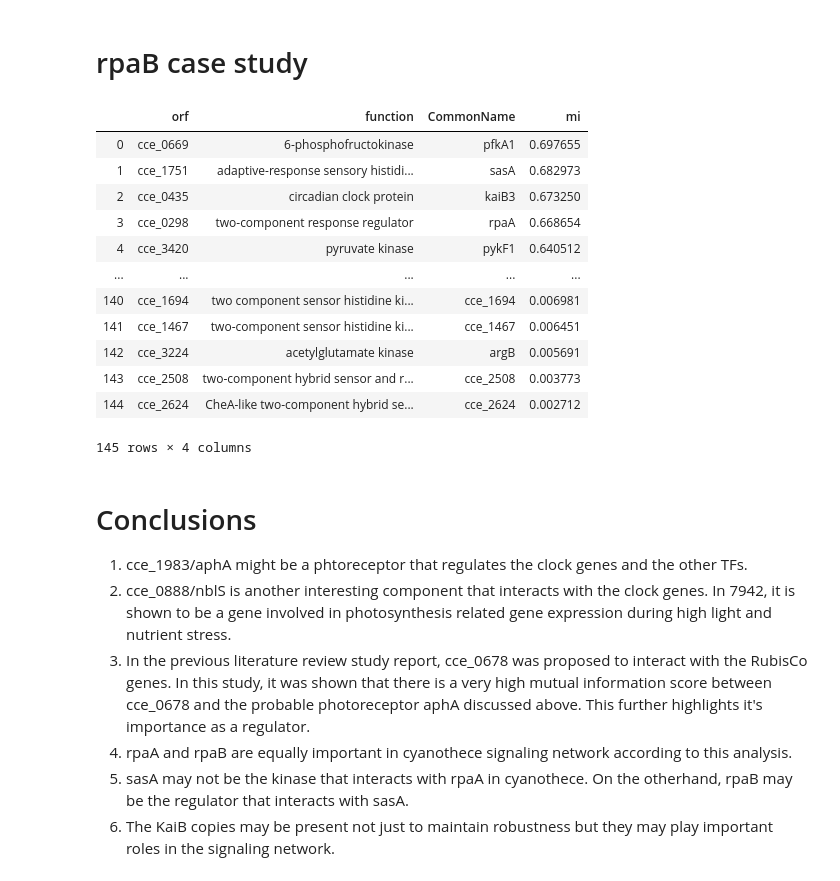
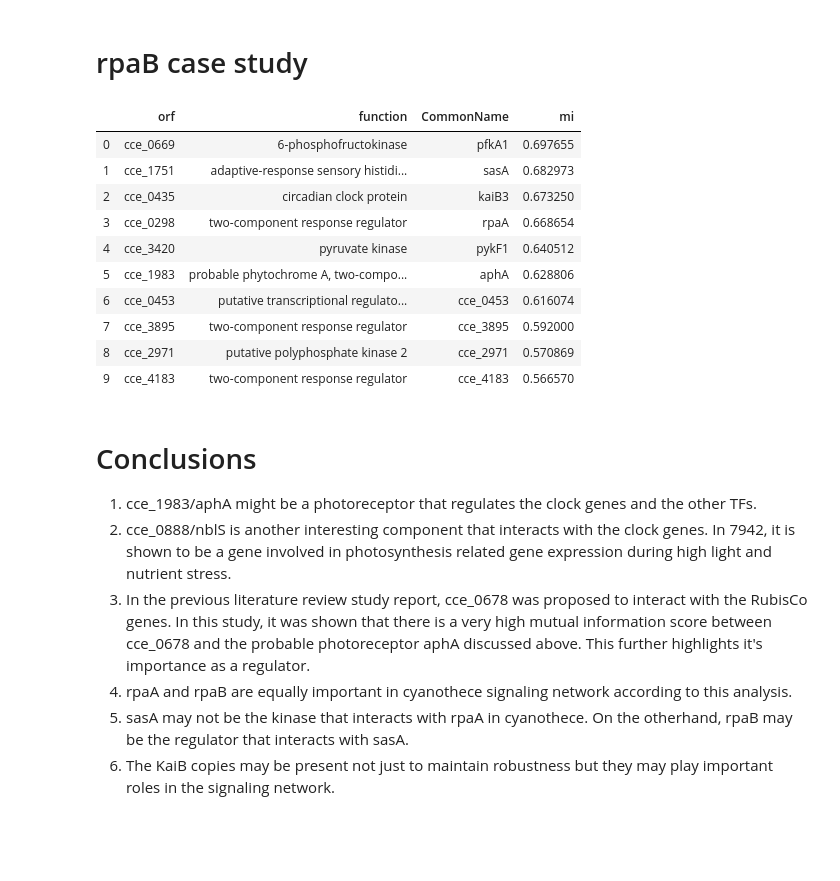
Before and after one commit to deeprob/Gene-Expression-Analysis-Pipeline, a Jupyter notebook: Microarray-Data-Analysis.ipynb, the cells around one changed output. Cells and saved outputs as stored; diff of their text form; code cells hidden in the pictures; blank space fills up the shorter version.

```diff
--- a/Microarray-Data-Analysis.ipynb
+++ b/Microarray-Data-Analysis.ipynb
@@ -447,25 +447,23 @@ cce_1751.get_twoComponentRegulators()
 # rpaB case study
 # %%
 cce_4002 = Interaction(twoComponentsExp,'cce_4002',mi_thresh=0)
-cce_4002.df
+cce_4002.df.head(10)
 # %% [output]
 |  | orf | function | CommonName | mi |
 | 0 | cce_0669 | 6-phosphofructokinase | pfkA1 | 0.697655 |
 | 1 | cce_1751 | adaptive-response sensory histidi... | sasA | 0.682973 |
 | 2 | cce_0435 | circadian clock protein | kaiB3 | 0.673250 |
 | 3 | cce_0298 | two-component response regulator | rpaA | 0.668654 |
 | 4 | cce_3420 | pyruvate kinase | pykF1 | 0.640512 |
-| ... | ... | ... | ... | ... |
-| 140 | cce_1694 | two component sensor histidine ki... | cce_1694 | 0.006981 |
-| 141 | cce_1467 | two-component sensor histidine ki... | cce_1467 | 0.006451 |
-| 142 | cce_3224 | acetylglutamate kinase | argB | 0.005691 |
-| 143 | cce_2508 | two-component hybrid sensor and r... | cce_2508 | 0.003773 |
-| 144 | cce_2624 | CheA-like two-component hybrid se... | cce_2624 | 0.002712 |
+| 5 | cce_1983 | probable phytochrome A, two-compo... | aphA | 0.628806 |
+| 6 | cce_0453 | putative transcriptional regulato... | cce_0453 | 0.616074 |
+| 7 | cce_3895 | two-component response regulator | cce_3895 | 0.592000 |
+| 8 | cce_2971 | putative polyphosphate kinase 2 | cce_2971 | 0.570869 |
+| 9 | cce_4183 | two-component response regulator | cce_4183 | 0.566570 |
-145 rows × 4 columns
 # %% [markdown]
 # Conclusions
 
-1. cce_1983/aphA might be a phtoreceptor that regulates the clock genes and the other TFs.
+1. cce_1983/aphA might be a photoreceptor that regulates the clock genes and the other TFs.
 2. cce_0888/nblS is another interesting component that interacts with the clock genes. In 7942, it is shown to be a gene involved in photosynthesis related gene expression during high light and nutrient stress.
 3. In the previous literature review study report, cce_0678 was proposed to interact with the RubisCo genes. In this study, it was shown that there is a very high mutual information score between cce_0678 and the probable photoreceptor aphA discussed above. This further highlights it's importance as a regulator.
 4. rpaA and rpaB are equally important in cyanothece signaling network according to this analysis.
```
Also changed, not shown: 3 other files.
